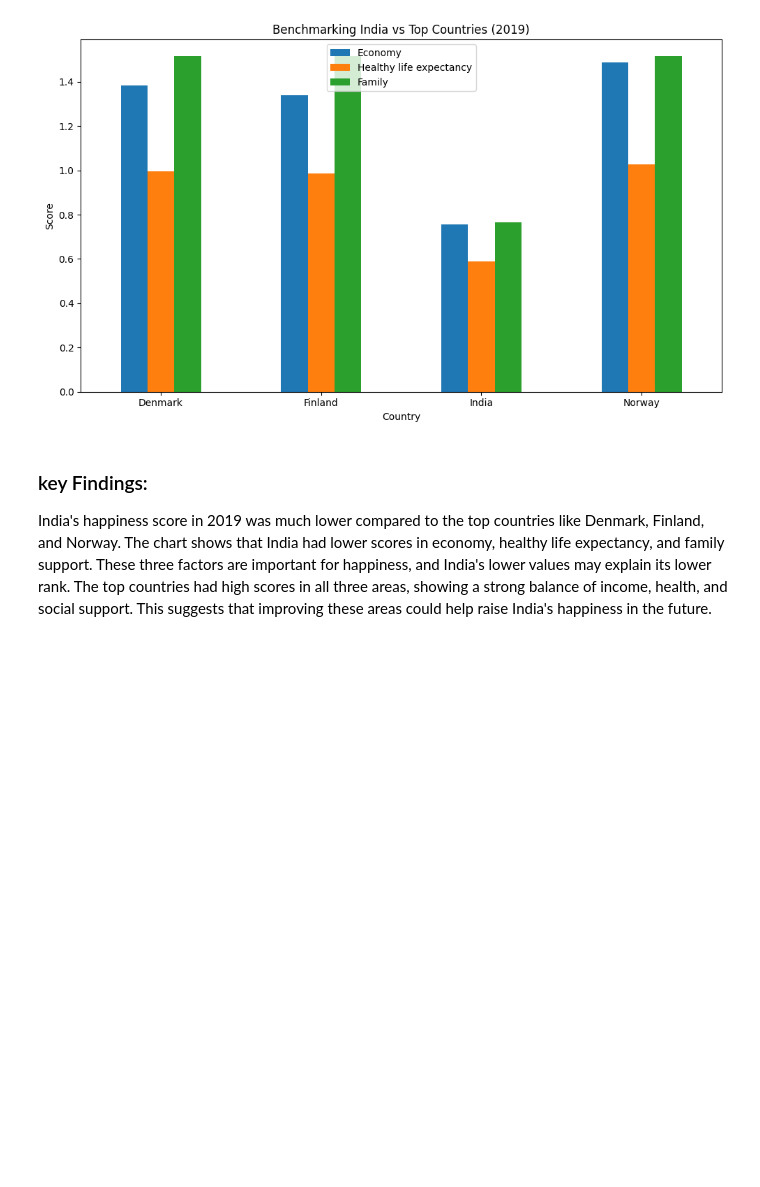
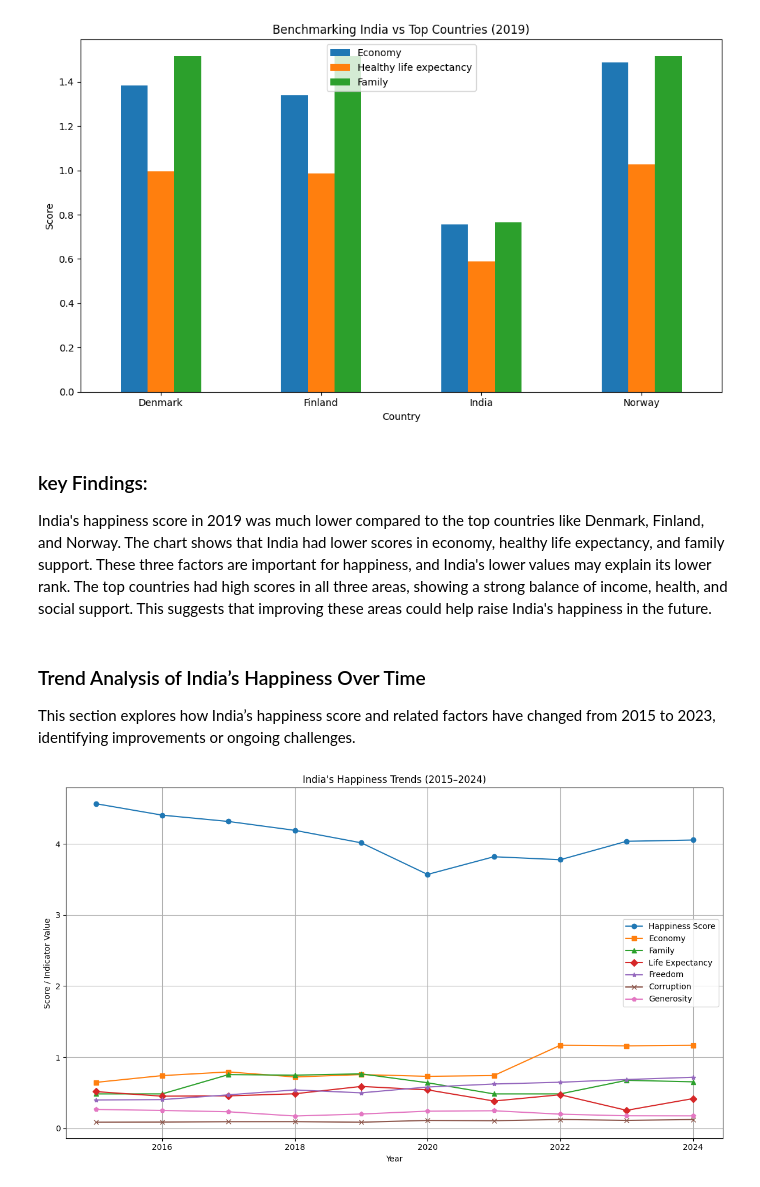
Before and after one commit to angeljayakumar/world-happiness-analytics, a Jupyter notebook: jupyter_notebooks/04_diagnostic_analysis.ipynb, the cells around one changed output. Saved outputs shown, nothing was run; the diff lists cells and outputs as text; code cells hidden in the pictures; blank space fills up the shorter version.

Commit message:
Add India happiness trends analysis showing COVID impact and recovery

```diff
--- a/jupyter_notebooks/04_diagnostic_analysis.ipynb
+++ b/jupyter_notebooks/04_diagnostic_analysis.ipynb
@@ -69,3 +69,31 @@ plt.show()
 # %% [markdown]
 ### key Findings:
 India's happiness score in 2019 was much lower compared to the top countries like Denmark, Finland, and Norway. The chart shows that India had lower scores in economy, healthy life expectancy, and family support. These three factors are important for happiness, and India's lower values may explain its lower rank. The top countries had high scores in all three areas, showing a strong balance of income, health, and social support. This suggests that improving these areas could help raise India's happiness in the future.
+# %% [markdown]
+### Trend Analysis of India’s Happiness Over Time
+
+This section explores how India’s happiness score and related factors have changed from 2015 to 2023, identifying improvements or ongoing challenges.
+# %%
+# Filter India data
+india_trend = df[df['Country'] == 'India'].sort_values('Year')
+
+# Plot trends
+plt.figure(figsize=(12,7))
+
+plt.plot(india_trend['Year'], india_trend['Happiness Score'], marker='o', label='Happiness Score')
+plt.plot(india_trend['Year'], india_trend['Economy'], marker='s', label='Economy')
+plt.plot(india_trend['Year'], india_trend['Family'], marker='^', label='Family')
+plt.plot(india_trend['Year'], india_trend['Healthy life expectancy'], marker='D', label='Life Expectancy')
+plt.plot(india_trend['Year'], india_trend['Freedom to make life choices'], marker='*', label='Freedom')
+plt.plot(india_trend['Year'], india_trend['Perceptions of corruption'], marker='x', label='Corruption')
+plt.plot(india_trend['Year'], india_trend['Generosity'], marker='p', label='Generosity')
+
+plt.title("India's Happiness Trends (2015–2024)")
+plt.xlabel("Year")
+plt.ylabel("Score / Indicator Value")
+plt.legend()
+plt.grid(True)
+plt.tight_layout()
+plt.show()
+# %% [output]
+[figure, added]
```
Also changed, not shown: parts of 2 cells of this notebook.
